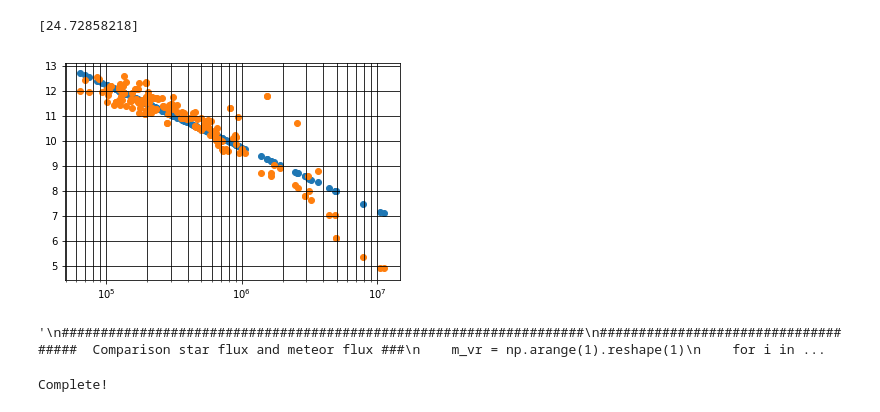
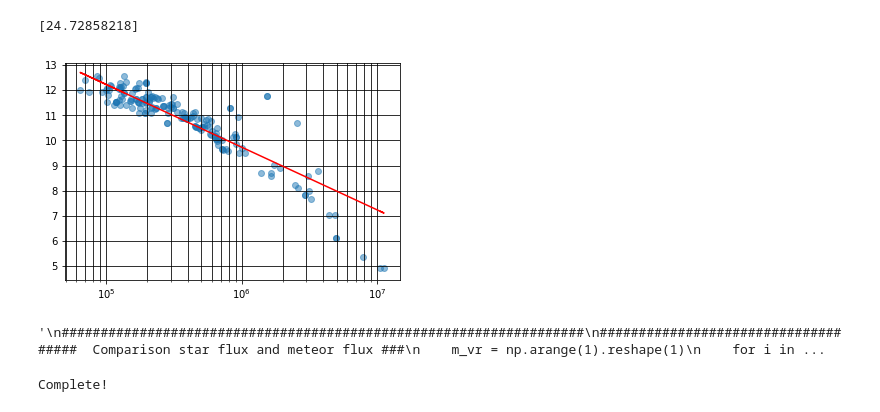
Before and after one commit to akira-hirota1994/mu-tomoe, a Jupyter notebook: photometry.ipynb, the cells around one changed output. Cells and saved outputs as stored; diff of their text form; code cells hidden in the pictures.

```diff
--- a/photometry.ipynb
+++ b/photometry.ipynb
@@ -179,10 +179,10 @@ y_flux_fit = l[:,1]
 param, cov = curve_fit(test, y_flux_fit, x_mag_fit)
 print param
 mag_fit = -2.5*np.log10(y_flux_fit) + param[0]
-plt.scatter(y_flux_fit, mag_fit)
 
-#plt.scatter(y_flux,x_mag)
-plt.scatter(y_flux_fit, x_mag_fit)
+plt.plot(y_flux_fit, mag_fit, color = "red")
+plt.scatter(y_flux_fit, x_mag_fit,alpha = 0.5)
+
 plt.xscale('log')
 plt.grid(which='major',color='black',linestyle='-')
 plt.grid(which='minor',color='black',linestyle='-')
@@ -229,34 +229,34 @@ for i in range(len(meteor_flux_list)): ## 流星のフラックスが測れて
         mag_vr[i] = 0
         abs_mag[i] = 0
 df["mag_vr"] = mag_vr
 df["mag_err"] = dispersion
 df["star_num"] = star_num
 df["abs_mag"] = abs_mag
 df["abs_mag_err"] = abs_mag_error
 ###################################################################
 ####################################  Create new .csv file ###
 #df = pd.concat([df, df_mag_vr], axis=1)
 Columns = df.columns
 for i in range(len(Columns)):
     if Columns[i] == "ID":
         index = i
 Columns = Columns[0:index]
 df = df.drop(columns=Columns)
 df = df.drop(columns="ID_xml")
 df = df.drop(columns="ID_fits")
 df.to_csv("test9.csv")
 #df.to_csv("simultaneous_event_candidates_table_MU+Tomo-e9.csv")
 #clear_output()
 print "Complete!"
 ####################################################################
 """
 
 ### aperture内に他のsourceがある場合、除く
 ### 流星の飛跡付近のマスキング
 ###
 # %% [output]
 [24.72858218]
-[figure, old version]
+[figure, new version]
 '\n###################################################################\n####################################  Comparison star flux and meteor flux ###\n    m_vr = np.arange(1).reshape(1)\n    for i in ...
 # %%
 from astropy.stats import sigma_clipped_stats
```
Also changed, not shown: 1 other file.
